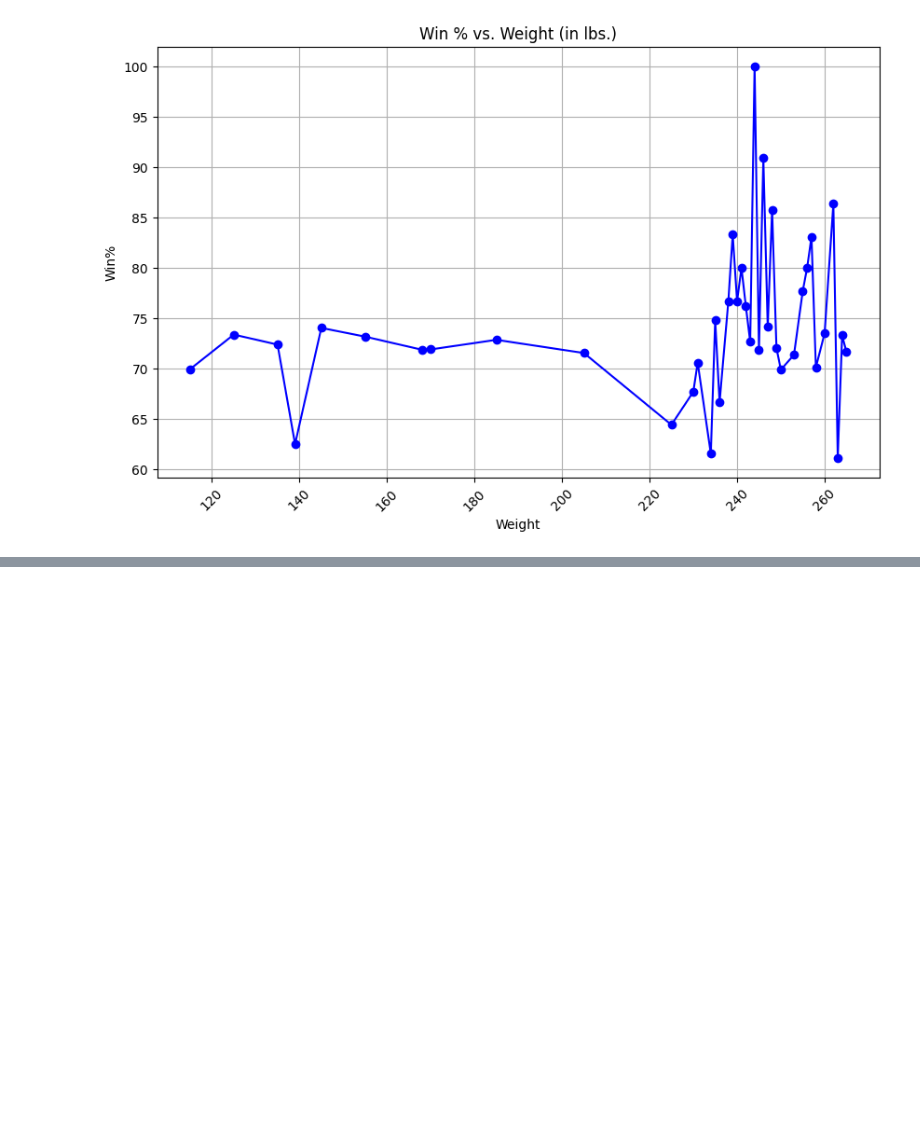
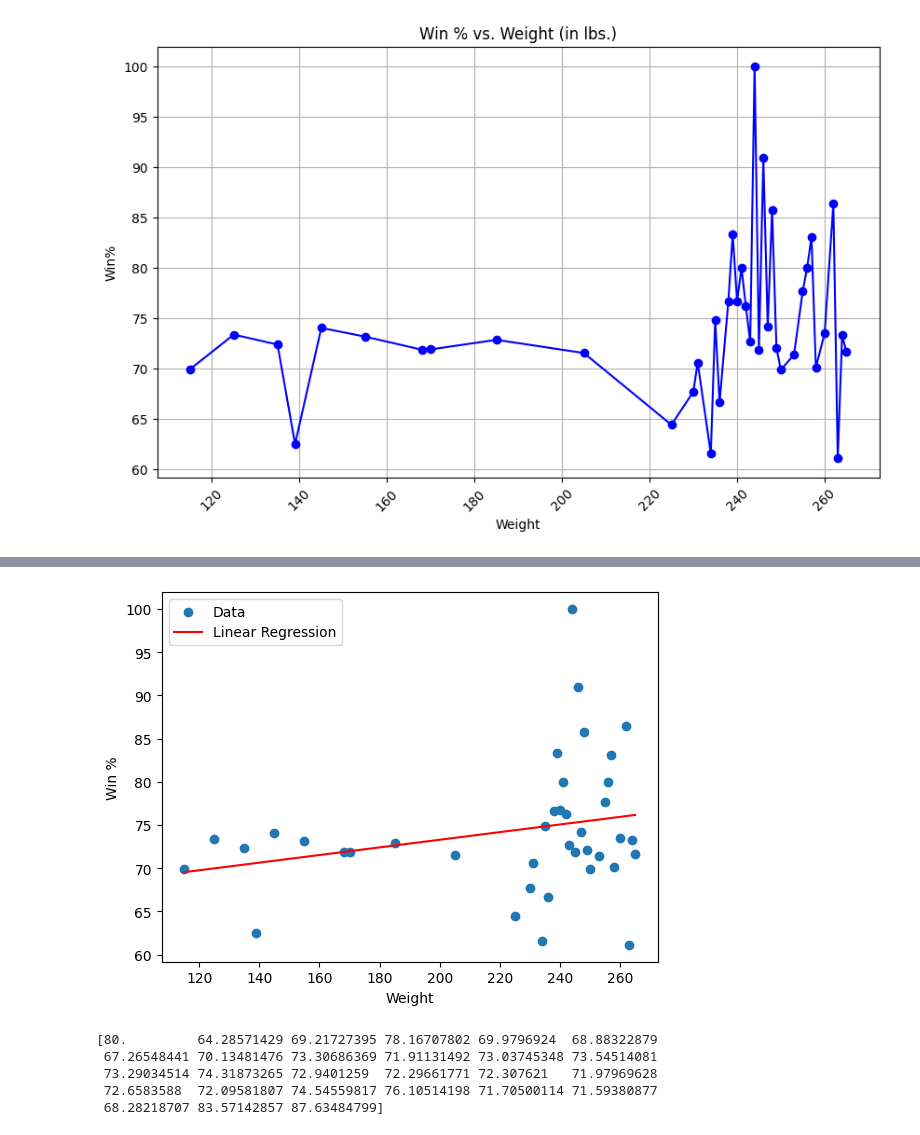
Before and after one commit to muneeb-i-khan/Octagon-Odds, a Jupyter notebook: OctagonOdds.ipynb, the cells around one changed output, grey strips where cells are left out. Drawn from its saved outputs; the diff is of its cells as text; code cells hidden in the pictures; blank space fills up the shorter version.

```diff
--- a/OctagonOdds.ipynb
+++ b/OctagonOdds.ipynb
@@ -495,0 +543,4 @@ plt.show()
+# %%
+weights_output = grouped_df_wt['Win%'].to_numpy()
+print(weights_output)
+X_weights = weights_array.reshape(-1, 1)
@@ -495,0 +556,24 @@ plt.show()
+# %%
+model_weights = LinearRegression()
+model_weights.fit(X_weights, weights_output)
+
+predictions_weights = model_weights.predict(X_weights)
+# %%
+plt.scatter(weights_array, weights_output, label='Data')
+plt.plot(weights_array, predictions_weights, color='red', label='Linear Regression')
+plt.xlabel('Weight')
+plt.ylabel('Win %')
+plt.legend()
+plt.show()
+# %% [output]
+[figure, added]
+# %%
+reach_output = grouped_df_reach['Win%'].to_numpy()
+print(reach_output)
+X_reach = reach_array.reshape(-1, 1)
+# %% [output]
+[80.         64.28571429 69.21727395 78.16707802 69.9796924  68.88322879
+ 67.26548441 70.13481476 73.30686369 71.91131492 73.03745348 73.54514081
+ 73.29034514 74.31873265 72.9401259  72.29661771 72.307621   71.97969628
+ 72.6583588  72.09581807 74.54559817 76.10514198 71.70500114 71.59380877
+ 68.28218707 83.57142857 87.63484799]
```
Also changed, not shown: parts of 15 cells of this notebook.
